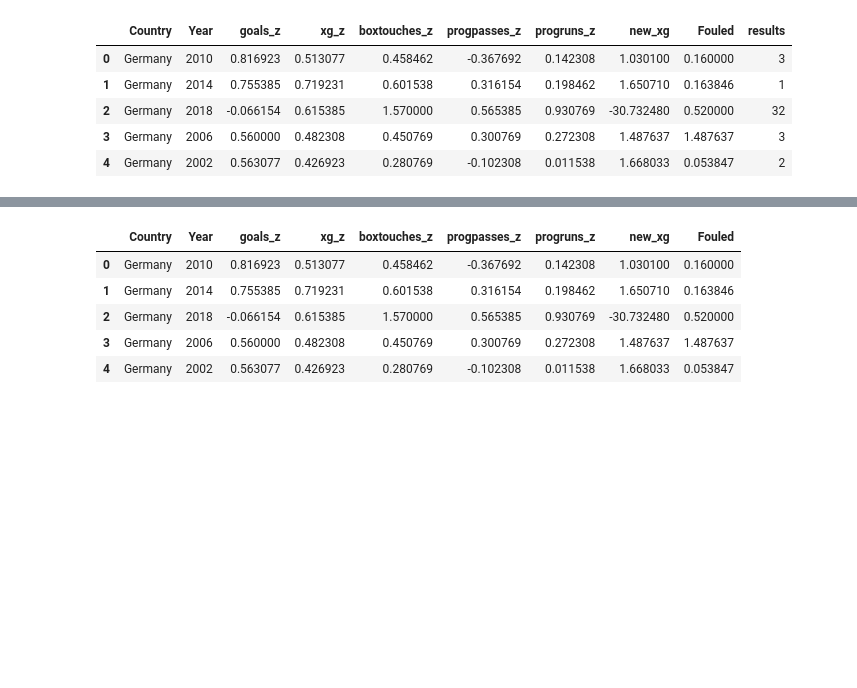
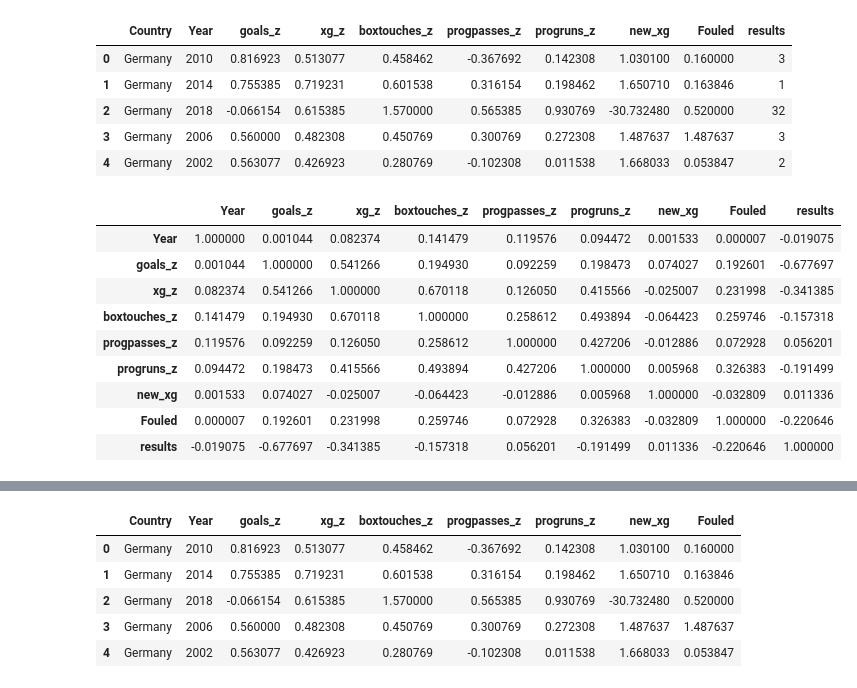
Before and after one commit to RyanJTalbot/bookcamp, a Jupyter notebook: world_cup/fifa/Regression Models on WC Data.ipynb, the cells around one changed output, grey strips where cells are left out. Saved outputs shown, nothing was run; the diff lists cells and outputs as text; code cells hidden in the pictures; blank space fills up the shorter version.

```diff
--- a/world_cup/fifa/Regression Models on WC Data.ipynb
+++ b/world_cup/fifa/Regression Models on WC Data.ipynb
@@ -17,3 +19,16 @@ df.head()
 | 2 | Germany | 2018 | -0.066154 | 0.615385 | 1.570000 | 0.565385 | 0.930769 | -30.732480 | 0.520000 | 32 |
 | 3 | Germany | 2006 | 0.560000 | 0.482308 | 0.450769 | 0.300769 | 0.272308 | 1.487637 | 1.487637 | 3 |
 | 4 | Germany | 2002 | 0.563077 | 0.426923 | 0.280769 | -0.102308 | 0.011538 | 1.668033 | 0.053847 | 2 |
+# %%
+df.corr()
+# %% [output]
+|  | Year | goals_z | xg_z | boxtouches_z | progpasses_z | progruns_z | new_xg | Fouled | results |
+| Year | 1.000000 | 0.001044 | 0.082374 | 0.141479 | 0.119576 | 0.094472 | 0.001533 | 0.000007 | -0.019075 |
+| goals_z | 0.001044 | 1.000000 | 0.541266 | 0.194930 | 0.092259 | 0.198473 | 0.074027 | 0.192601 | -0.677697 |
+| xg_z | 0.082374 | 0.541266 | 1.000000 | 0.670118 | 0.126050 | 0.415566 | -0.025007 | 0.231998 | -0.341385 |
+| boxtouches_z | 0.141479 | 0.194930 | 0.670118 | 1.000000 | 0.258612 | 0.493894 | -0.064423 | 0.259746 | -0.157318 |
+| progpasses_z | 0.119576 | 0.092259 | 0.126050 | 0.258612 | 1.000000 | 0.427206 | -0.012886 | 0.072928 | 0.056201 |
+| progruns_z | 0.094472 | 0.198473 | 0.415566 | 0.493894 | 0.427206 | 1.000000 | 0.005968 | 0.326383 | -0.191499 |
+| new_xg | 0.001533 | 0.074027 | -0.025007 | -0.064423 | -0.012886 | 0.005968 | 1.000000 | -0.032809 | 0.011336 |
+| Fouled | 0.000007 | 0.192601 | 0.231998 | 0.259746 | 0.072928 | 0.326383 | -0.032809 | 1.000000 | -0.220646 |
+| results | -0.019075 | -0.677697 | -0.341385 | -0.157318 | 0.056201 | -0.191499 | 0.011336 | -0.220646 | 1.000000 |
```
Also changed, not shown: parts of 62 cells of this notebook, 2 other files.
